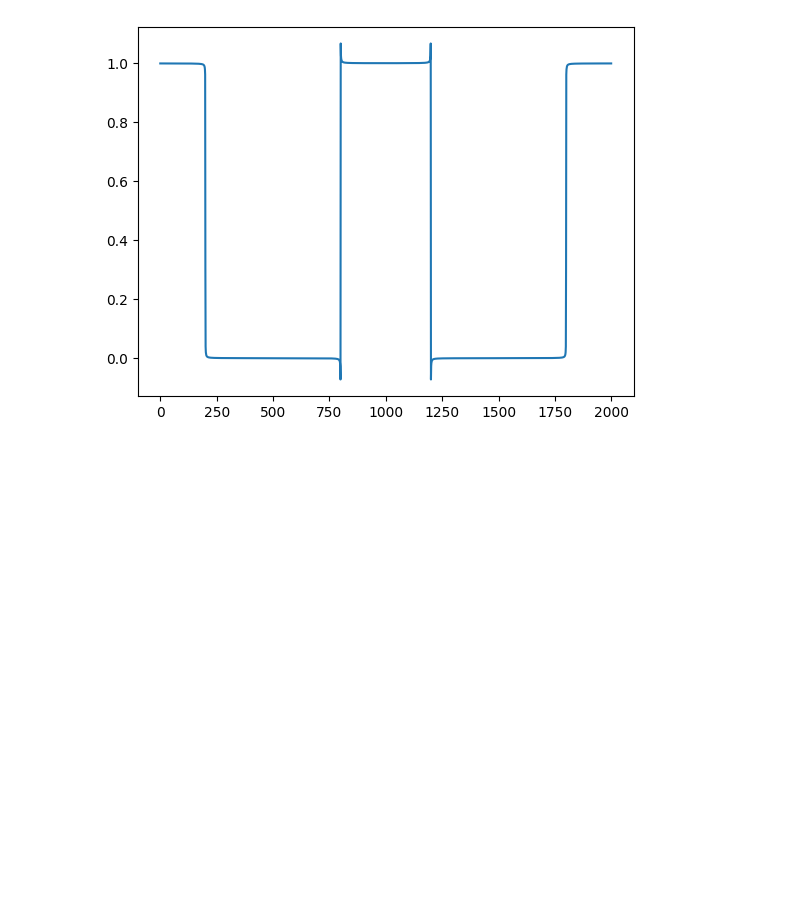
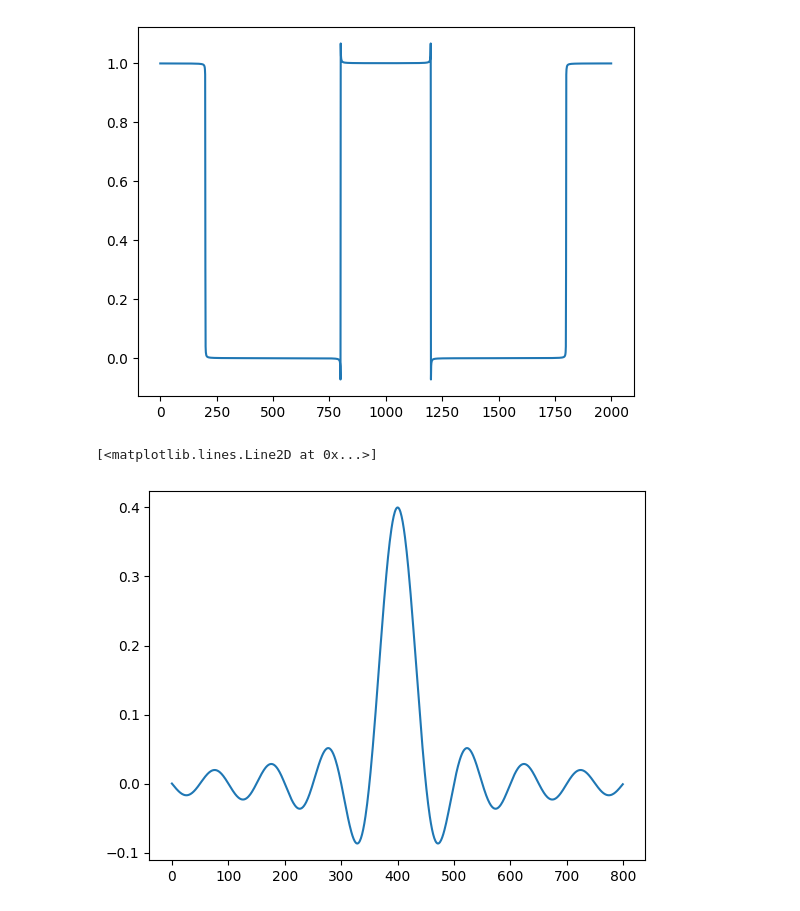
Before and after one commit to annashell/linear_models, a Jupyter notebook: meander_complex_fourier.ipynb, the cells around one changed output. Cells and saved outputs as stored; diff of their text form; code cells hidden in the pictures; blank space fills up the shorter version.

```diff
--- a/meander_complex_fourier.ipynb
+++ b/meander_complex_fourier.ipynb
@@ -1,6 +1,12 @@
 # %%
 import numpy as np
 import matplotlib.pyplot as plt
+# %%
+def get_C_k(k, w, T):
+    if k != 0:
+        return 2. * np.sin(w * k) / (T * w * k)
+    else:
+        return 2. / T
 # %%
 def print_meander(n, T):
     x_ = np.linspace(-5, 5, 2000)
@@ -41,3 +44,11 @@ print_meander(200, 5)
 print_meander(1000, 5)
 # %% [output]
 [figure]
+# %%
+T = 5
+w = 2. * np.pi / T
+C_k = [get_C_k(k, w, T) for k in np.arange(-20, 20, 0.05)]
+plt.plot(C_k)
+# %% [output]
+[<matplotlib.lines.Line2D at 0x...>]
+[figure, added]
```
Also changed, not shown: parts of 1 cell of this notebook.
